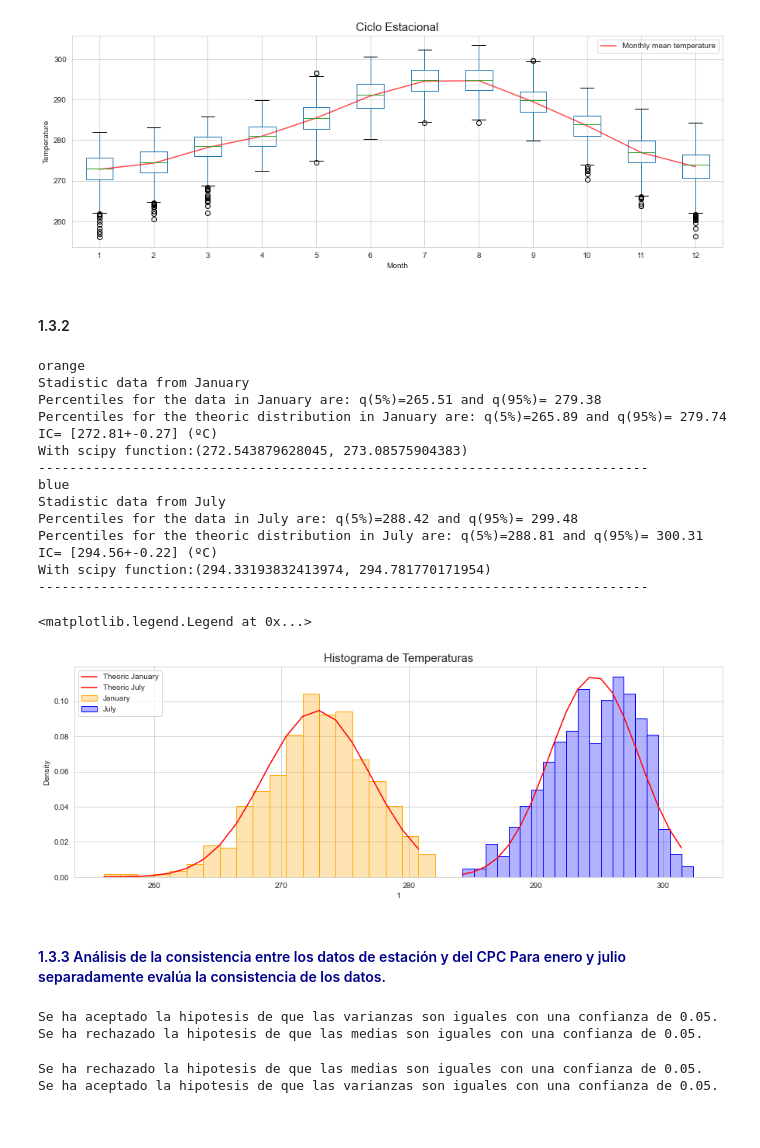
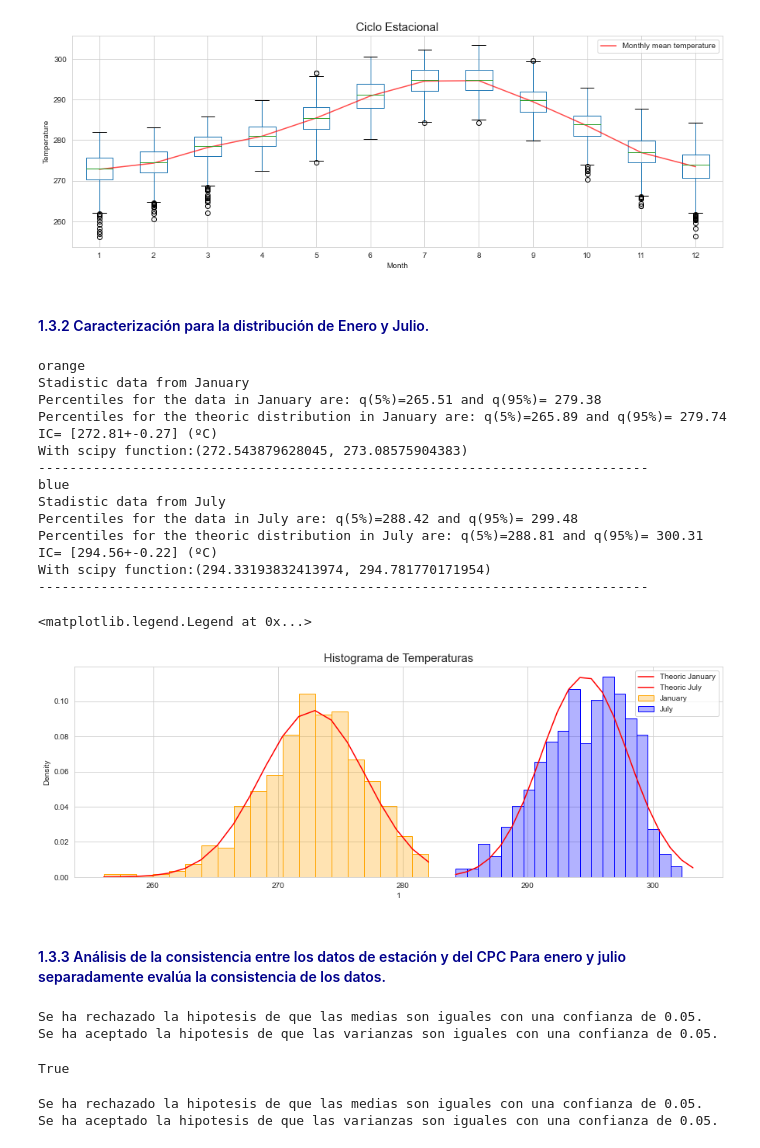
Before and after one commit to nagoremeabe/primera_practica_analisis, a Jupyter notebook: ejercicio_1.ipynb, the cells around one changed output. Saved outputs shown, nothing was run; the diff lists cells and outputs as text; code cells hidden in the pictures.

```diff
--- a/ejercicio_1.ipynb
+++ b/ejercicio_1.ipynb
@@ -464,7 +462,8 @@ for i in meses:
 
     # Plot de histograma
     sns.histplot(data=data,color=colores[meses.index(i)], stat='density',
-                bins=20, alpha=0.3, edgecolor=colores[meses.index(i)], label = months_dic[i])
+                bins=20, alpha=0.3, edgecolor=colores[meses.index(i)],
+                label = months_dic[i])
     print(colores[meses.index(i)])
 
     # Distribución normal sobre el histograma
@@ -475,7 +474,7 @@ for i in meses:
     minim = data.min()
     maxim = data.max()
 
-    bins= np.arange(minim, maxim, step = (maxim - minim)/20)
+    bins= np.arange(minim, maxim+1, step = (maxim - minim)/20)
 
     normal_distribution= stats.norm.pdf(bins,mean,std)
 
@@ -483,7 +482,8 @@ for i in meses:
     plt.plot(bins,normal_distribution,'red',label=f'Theoric {months_dic[i]}')
 
     # Calculo de quantiles
-    quantile_theoric = [stats.norm.ppf(0.05,mean,std),stats.norm.ppf(0.95,mean,std)]
+    quantile_theoric = [stats.norm.ppf(0.05,mean,std),
+                        stats.norm.ppf(0.95,mean,std)]
 
     # Print de los datos que tengo en los percentiles
     print(f'Stadistic data from {months_dic[i]}')
@@ -494,7 +494,8 @@ for i in meses:
     # Intervalo de confianza del 95%
     alfa=0.05
 
-    # We must use the t-student distribution, beacuse with don't now the standard deviation of the data
+    # We must use the t-student distribution, beacuse with don't now
+    # the standard deviation of the data
     t_alpha_2= stats.t.ppf(1-alfa/2,n-1)
     ic= t_alpha_2*std/np.sqrt(n)
     print('IC= [%.2f+-%.2f] (ºC)'%(mean,ic))
@@ -586,8 +589,8 @@ plt.title('Ciclo Estacional',fontsize=15)
 # %% [output]
 Text(0.5, 1.0, 'Ciclo Estacional')
 [figure]
-# %% [markdown]
-#### 1.3.2
+# %% [markdown]
+#### <span style='color:darkblue'>1.3.2 Caracterización para la distribución de Enero y Julio.</span>
 # %%
 plt.figure(figsize=(15,5))
 
@@ -600,7 +603,8 @@ for i in meses:
 
     # Plot de histograma
     sns.histplot(data=data,color=colores[meses.index(i)], stat='density',
-                bins=20, alpha=0.3, edgecolor=colores[meses.index(i)], label = months_dic[i])
+                bins=20, alpha=0.3, edgecolor=colores[meses.index(i)],
+                label = months_dic[i])
     print(colores[meses.index(i)])
 
     # Distribución normal sobre el histograma
@@ -611,15 +615,16 @@ for i in meses:
     minim = data.min()
     maxim = data.max()
 
-    bins= np.arange(minim, maxim, step = (maxim - minim)/20)
+    bins= np.arange(minim, maxim+1, step = (maxim - minim)/20)
 
     normal_distribution= stats.norm.pdf(bins,mean,std)
 
     # Plot de la normal
-    plt.plot(bins,normal_distribution,'red',label=f'Theoric {months_dic[i]}')
+    plt.plot(bins, normal_distribution, 'red',label=f'Theoric {months_dic[i]}')
 
     # Calculo de quantiles
-    quantile_theoric = [stats.norm.ppf(0.05,mean,std),stats.norm.ppf(0.95,mean,std)]
+    quantile_theoric = [stats.norm.ppf(0.05,mean,std),
+                        stats.norm.ppf(0.95,mean,std)]
 
     # Print de los datos que tengo en los percentiles
     print(f'Stadistic data from {months_dic[i]}')
@@ -630,36 +635,37 @@ for i in meses:
     # Intervalo de confianza del 95%
     alfa=0.05
 
-    # We must use the t-student distribution, beacuse with don't now the standard deviation of the data
+    # We must use the t-student distribution, beacuse with don't now the
+    # standard deviation of the data
     t_alpha_2= stats.t.ppf(1-alfa/2,n-1)
     ic= t_alpha_2*std/np.sqrt(n)
     print('IC= [%.2f+-%.2f] (ºC)'%(mean,ic))
 
     ic_scipy=stats.t.interval(alpha=0.95, df=n-1, loc=mean, scale=std/np.sqrt(n))
     print(f'With scipy function:{ic_scipy}')
 
     print('------------------------------------------------------------------------------')
 
 # Cosas globales que quiero representar en el gráfico
 plt.title('Histograma de Temperaturas',fontsize=15)
 plt.legend()
 # %% [output]
 orange
 Stadistic data from January
 Percentiles for the data in January are: q(5%)=265.51 and q(95%)= 279.38
 Percentiles for the theoric distribution in January are: q(5%)=265.89 and q(95%)= 279.74
 IC= [272.81+-0.27] (ºC)
 With scipy function:(272.543879628045, 273.08575904383)
 ------------------------------------------------------------------------------
 blue
 Stadistic data from July
 Percentiles for the data in July are: q(5%)=288.42 and q(95%)= 299.48
 Percentiles for the theoric distribution in July are: q(5%)=288.81 and q(95%)= 300.31
 IC= [294.56+-0.22] (ºC)
 With scipy function:(294.33193832413974, 294.781770171954)
 ------------------------------------------------------------------------------
 <matplotlib.legend.Legend at 0x...>
-[figure, old version]
+[figure, new version]
 # %% [markdown]
 #### <span style='color:darkblue'>1.3.3 Análisis de la consistencia entre los datos de estación y del CPC Para enero y julio separadamente evalúa la consistencia de los datos.</span>
 # %%
@@ -681,8 +688,9 @@ b = StadisticalTests(x=df_julio, y=estacion_julio, alpha = alpha)
 a.mean_test()
 a.f_test_manual()
 # %% [output]
+Se ha rechazado la hipotesis de que las medias son iguales con una confianza de 0.05.
 Se ha aceptado la hipotesis de que las varianzas son iguales con una confianza de 0.05.
-Se ha rechazado la hipotesis de que las medias son iguales con una confianza de 0.05.
+True
 # %%
 # Julio
 b.mean_test()
```
Also changed, not shown: parts of 15 cells of this notebook.
